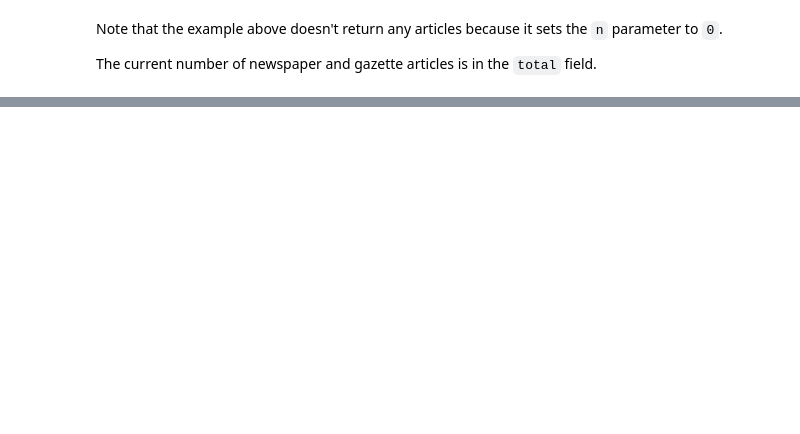
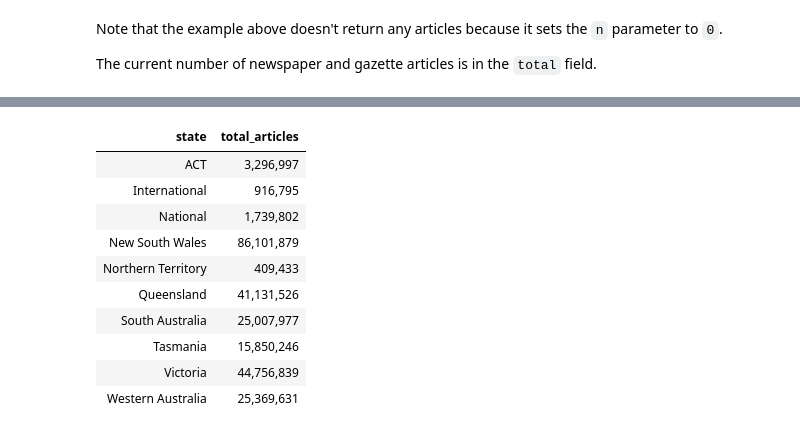
Before and after one commit to wragge/trove-data-guide, a Jupyter notebook: accessing-data/newspapers-and-gazettes-articles.ipynb, the cells around one changed output, grey strips where cells are left out. Saved outputs shown, nothing was run; the diff lists cells and outputs as text; code cells hidden in the pictures; blank space fills up the shorter version.

Commit message:
More on newspaper articles

```diff
--- a/accessing-data/newspapers-and-gazettes-articles.ipynb
+++ b/accessing-data/newspapers-and-gazettes-articles.ipynb
@@ -292,0 +321,36 @@ As of 18 July 2023, there are 243,538,040 newspaper & gazette articles in Trove
+# %%
+import requests
+import pandas as pd
+
+# Set n to 0 because we don't want any records
+params = {"category": "newspaper", "n": 0, "encoding": "json", "facet": "state"}
+
+# Supply API key using headers
+headers = {"X-API-KEY": YOUR_API_KEY}
+
+response = requests.get(
+    "https://api.trove.nla.gov.au/v3/result", params=params, headers=headers
+)
+
+data = response.json()
+
+# Perhaps the trickiest thing is actually getting to where the facet terms are
+facets = data["category"][0]["facets"]["facet"][0]["term"]
+
+# Get the facet label and count from each facet
+facet_counts = [{"state": f["search"], "total_articles": f["count"]} for f in facets]
+
+# Use Pandas to display the results in a table
+pd.DataFrame(facet_counts).sort_values("state").style.format(thousands=",").hide()
+# %% [output]
+| state | total_articles |
+| ACT | 3,296,997 |
+| International | 916,795 |
+| National | 1,739,802 |
+| New South Wales | 86,101,879 |
+| Northern Territory | 409,433 |
+| Queensland | 41,131,526 |
+| South Australia | 25,007,977 |
+| Tasmania | 15,850,246 |
+| Victoria | 44,756,839 |
+| Western Australia | 25,369,631 |
```
Also changed, not shown: parts of 12 cells of this notebook, 7 other files.
